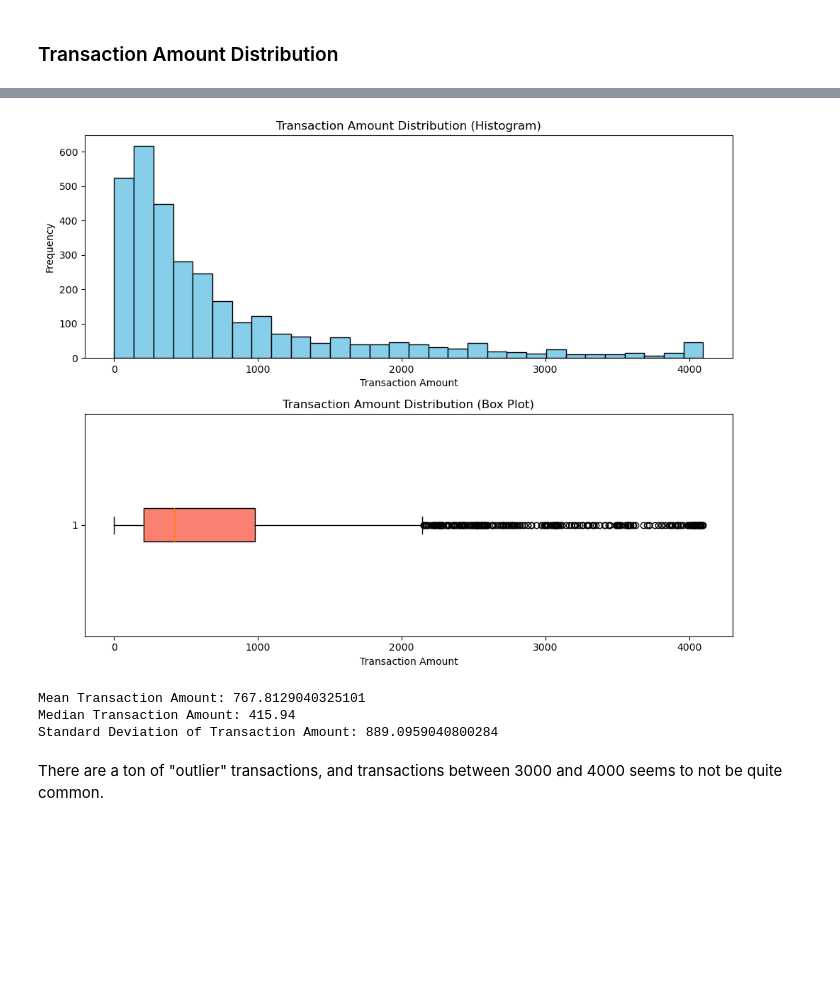
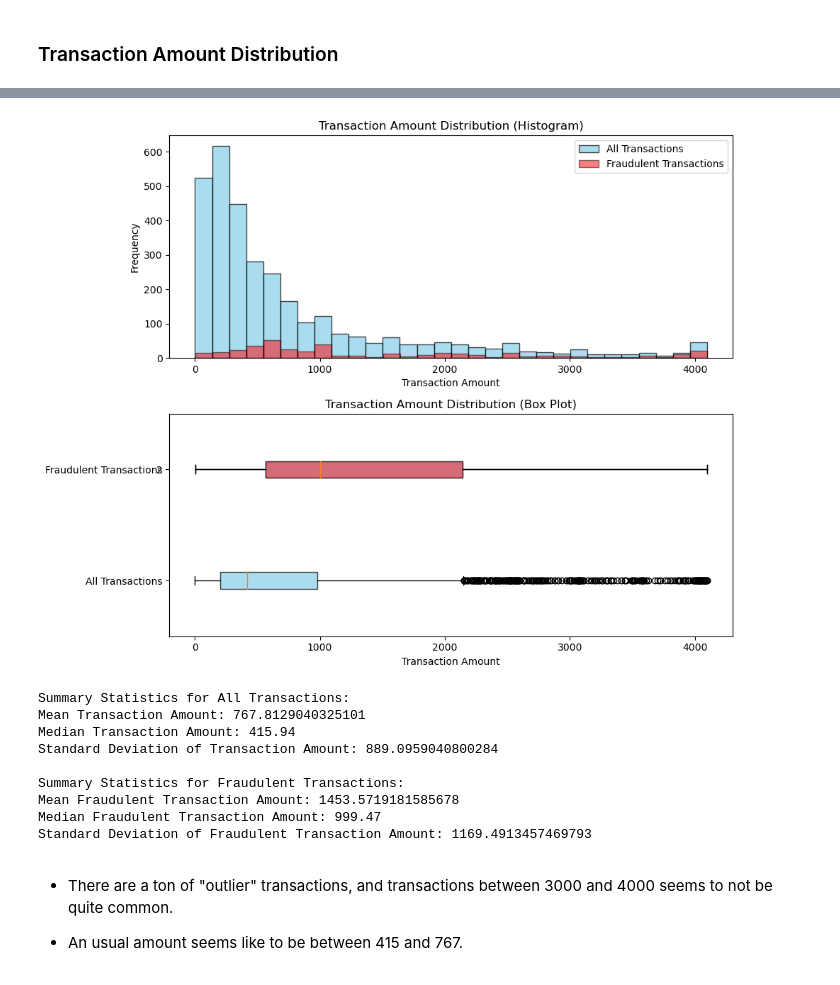
Before and after one commit to ClessonR/CloudWalk_Case, a Jupyter notebook: payment_test.ipynb, the cells around one changed output, grey strips where cells are left out. Cells and saved outputs as stored; diff of their text form; code cells hidden in the pictures; blank space fills up the shorter version.

```diff
--- a/payment_test.ipynb
+++ b/payment_test.ipynb
@@ -228,36 +315,61 @@ plt.show()
 # %%
 # Create a figure and axis objects
 fig, axes = plt.subplots(nrows=2, ncols=1, figsize=(10, 8))
 
 # Plot histogram of transaction amounts
-axes[0].hist(df['transaction_amount'], bins=30, color='skyblue', edgecolor='black')
+axes[0].hist(df['transaction_amount'], bins=30, color='skyblue', edgecolor='black', alpha=0.7, label='All Transactions')
+axes[0].hist(fraud_transactions['transaction_amount'], bins=30, color='red', edgecolor='black', alpha=0.5, label='Fraudulent Transactions')
 axes[0].set_title('Transaction Amount Distribution (Histogram)')
 axes[0].set_xlabel('Transaction Amount')
 axes[0].set_ylabel('Frequency')
+axes[0].legend()
 
 # Plot box plot of transaction amounts
-axes[1].boxplot(df['transaction_amount'], vert=False, patch_artist=True, boxprops=dict(facecolor='salmon'))
+axes[1].boxplot([df['transaction_amount'], fraud_transactions['transaction_amount']], vert=False, patch_artist=True,
+                boxprops=dict(facecolor='skyblue', alpha=0.7), labels=['All Transactions', 'Fraudulent Transactions'])
+# Add another box plot for fraudulent transactions with different color
+axes[1].boxplot(fraud_transactions['transaction_amount'], vert=False, patch_artist=True,
+                boxprops=dict(facecolor='red', alpha=0.5), positions=[2])
 axes[1].set_title('Transaction Amount Distribution (Box Plot)')
 axes[1].set_xlabel('Transaction Amount')
 
 # Adjust layout to prevent overlap
 plt.tight_layout()
 
 # Show the plots
 plt.show()
 
-# Calculate summary statistics
+# Calculate summary statistics for all transactions
 mean_transaction_amount = df['transaction_amount'].mean()
 median_transaction_amount = df['transaction_amount'].median()
 std_transaction_amount = df['transaction_amount'].std()
 
+print("Summary Statistics for All Transactions:")
 print(f"Mean Transaction Amount: {mean_transaction_amount}")
 print(f"Median Transaction Amount: {median_transaction_amount}")
 print(f"Standard Deviation of Transaction Amount: {std_transaction_amount}")
+
+# Calculate summary statistics for fraudulent transactions
+mean_fraud_transaction_amount = fraud_transactions['transaction_amount'].mean()
+median_fraud_transaction_amount = fraud_transactions['transaction_amount'].median()
+std_fraud_transaction_amount = fraud_transactions['transaction_amount'].std()
+
+print("\nSummary Statistics for Fraudulent Transactions:")
+print(f"Mean Fraudulent Transaction Amount: {mean_fraud_transaction_amount}")
+print(f"Median Fraudulent Transaction Amount: {median_fraud_transaction_amount}")
+print(f"Standard Deviation of Fraudulent Transaction Amount: {std_fraud_transaction_amount}")
 # %% [output]
-[figure, old version]
+[figure, new version]
+Summary Statistics for All Transactions:
 Mean Transaction Amount: 767.8129040325101
 Median Transaction Amount: 415.94
 Standard Deviation of Transaction Amount: 889.0959040800284
+
+Summary Statistics for Fraudulent Transactions:
+Mean Fraudulent Transaction Amount: 1453.5719181585678
+Median Fraudulent Transaction Amount: 999.47
+Standard Deviation of Fraudulent Transaction Amount: 1169.4913457469793
 # %% [markdown]
-There are a ton of "outlier" transactions, and transactions between 3000 and 4000 seems to not be quite common.
+- There are a ton of "outlier" transactions, and transactions between 3000 and 4000 seems to not be quite common.
+
+- An usual amount seems like to be between 415 and 767.
```
Also changed, not shown: parts of 22 cells of this notebook.
